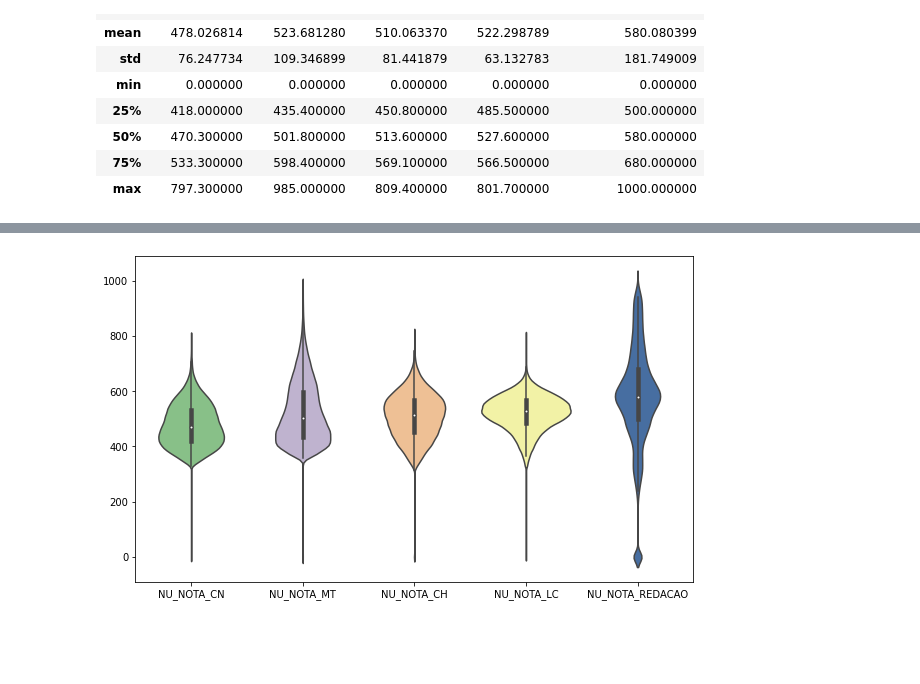
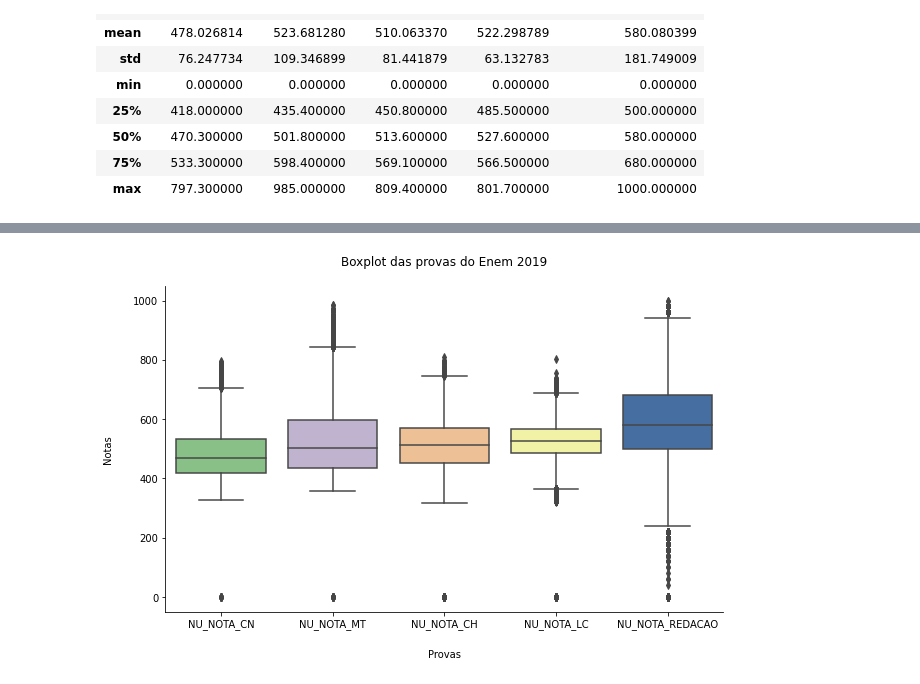
Before and after one commit to vinismachadoo/alura-imersao-dados-2, a Jupyter notebook: microdados_enem_2019.ipynb, the cells around one changed output, grey strips where cells are left out. Drawn from its saved outputs; the diff is of its cells as text; code cells hidden in the pictures; blank space fills up the shorter version.

```diff
--- a/microdados_enem_2019.ipynb
+++ b/microdados_enem_2019.ipynb
@@ -268,6 +285,10 @@ notas.boxplot()
 # %%
 fig, ax = plt.subplots(figsize=(10,6))
-sns.violinplot(data=notas, palette="Accent", ax=ax)
+sns.boxplot(data=notas, palette="Accent")
+plt.title('Boxplot das provas do Enem 2019', pad=20, fontsize=12, color='black')
+plt.xlabel('Provas', labelpad=20)
+plt.ylabel('Notas', labelpad=20)
+sns.despine()
 plt.show()
 # %% [output]
-[figure, old version]
+[figure, new version]
```
Also changed, not shown: parts of 22 cells of this notebook.
